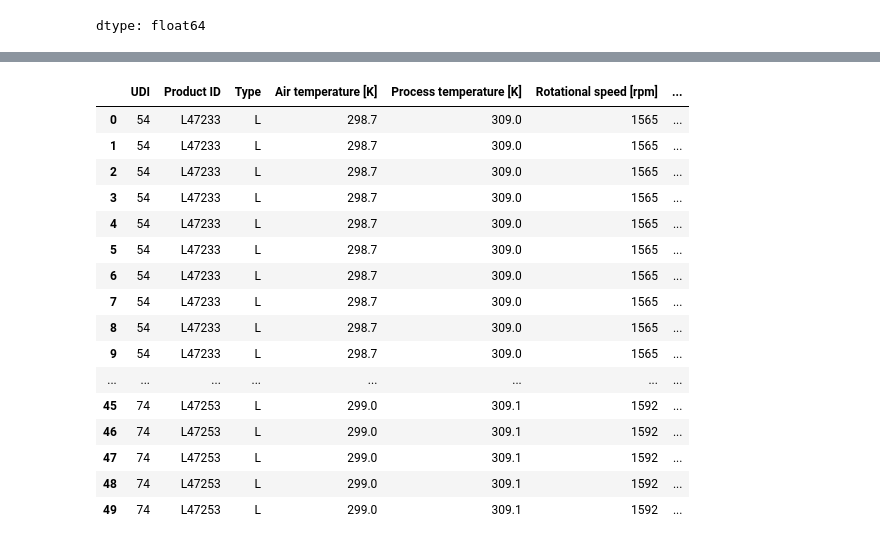
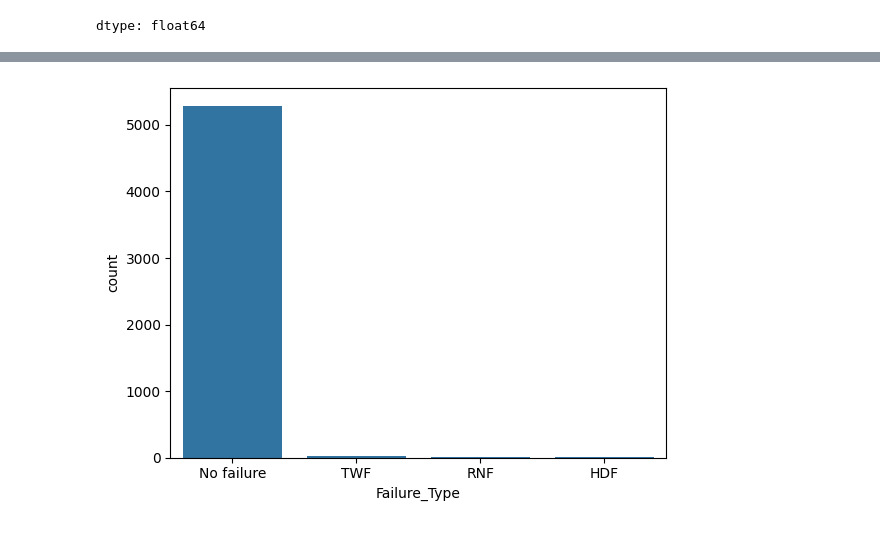
Before and after one commit to Mehdi007bond/Predictive_maintenance_ML, a Jupyter notebook: ML_Predictive_maintenance.ipynb, the cells around one changed output, grey strips where cells are left out. Saved outputs shown, nothing was run; the diff lists cells and outputs as text; code cells hidden in the pictures.

```diff
--- a/ML_Predictive_maintenance.ipynb
+++ b/ML_Predictive_maintenance.ipynb
@@ -244,24 +239,6 @@ Melted DataFrame with failure types:
-# %%
-# Merge the original dataframe with the melted dataframe
-df = pd.merge(df, df_melted[['UDI', 'Product ID', 'Failure_Type_Melted', 'Failure_Value']], on=['UDI', 'Product ID'], how='left')
-
-# Display the first few rows of the updated dataframe
-display(df.head(50))
-# %% [output]
-|  | UDI | Product ID | Type | Air temperature [K] | Process temperature [K] | Rotational speed [rpm] | ... |
-| 0 | 54 | L47233 | L | 298.7 | 309.0 | 1565 | ... |
-| 1 | 54 | L47233 | L | 298.7 | 309.0 | 1565 | ... |
-| 2 | 54 | L47233 | L | 298.7 | 309.0 | 1565 | ... |
-| 3 | 54 | L47233 | L | 298.7 | 309.0 | 1565 | ... |
-| 4 | 54 | L47233 | L | 298.7 | 309.0 | 1565 | ... |
-| 5 | 54 | L47233 | L | 298.7 | 309.0 | 1565 | ... |
-| 6 | 54 | L47233 | L | 298.7 | 309.0 | 1565 | ... |
-| 7 | 54 | L47233 | L | 298.7 | 309.0 | 1565 | ... |
-| 8 | 54 | L47233 | L | 298.7 | 309.0 | 1565 | ... |
-| 9 | 54 | L47233 | L | 298.7 | 309.0 | 1565 | ... |
-| ... | ... | ... | ... | ... | ... | ... | ... |
-| 45 | 74 | L47253 | L | 299.0 | 309.1 | 1592 | ... |
-| 46 | 74 | L47253 | L | 299.0 | 309.1 | 1592 | ... |
-| 47 | 74 | L47253 | L | 299.0 | 309.1 | 1592 | ... |
-| 48 | 74 | L47253 | L | 299.0 | 309.1 | 1592 | ... |
-| 49 | 74 | L47253 | L | 299.0 | 309.1 | 1592 | ... |
+# %%
+df['Failure_Type'].value_counts()
+sns.countplot(x=df['Failure_Type'])
+plt.show()
+# %% [output]
+[figure, added]
```
Also changed, not shown: parts of 3 cells of this notebook.
